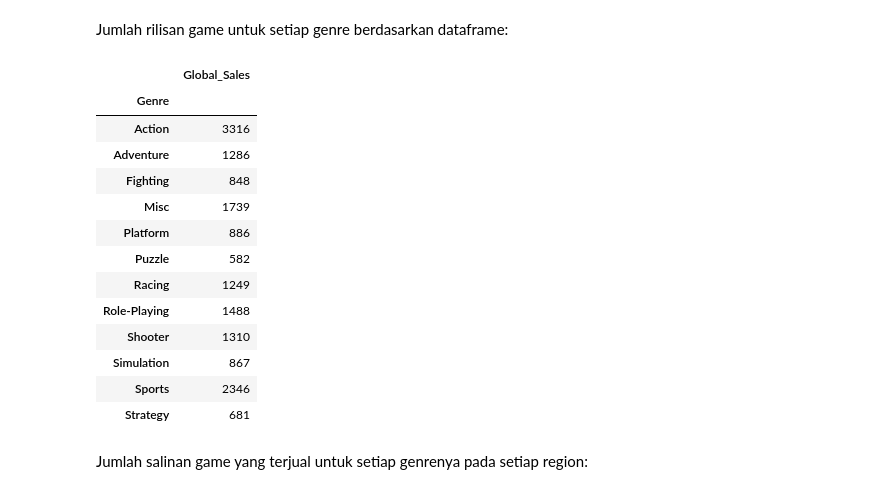
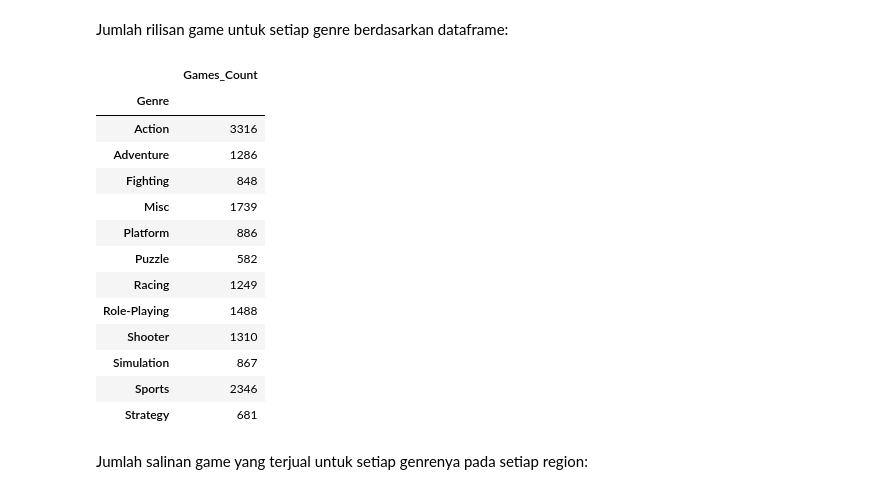
Before and after one commit to nexusprime-hak/Tubes-Pengkom-K-20-2023_2, a Jupyter notebook: Tugas_5.ipynb, the cells around one changed output. Drawn from its saved outputs; the diff is of its cells as text; code cells hidden in the pictures.

```diff
--- a/Tugas_5.ipynb
+++ b/Tugas_5.ipynb
@@ -102,13 +106,13 @@ Name: count, dtype: int64
 Pertama kita kelompokkan data berdasarkan genre game.
 # %%
 genre = df_1[["Genre","NA_Sales","EU_Sales","JP_Sales","Other_Sales","Global_Sales"]]
-genre = genre.groupby(by="Genre")
+genre_strat = genre.groupby(by="Genre")
 # %% [markdown]
 Jumlah rilisan game untuk setiap genre berdasarkan dataframe:
 # %%
-genre.count().filter(items=["Global_Sales"])
+genre_strat.count().filter(items=["Global_Sales"]).rename(columns={"Global_Sales":"Games_Count"})
 # %% [output]
-|  | Global_Sales |
+|  | Games_Count |
 | Genre |  |
 | Action | 3316 |
 | Adventure | 1286 |
```
Also changed, not shown: parts of 46 cells of this notebook.
